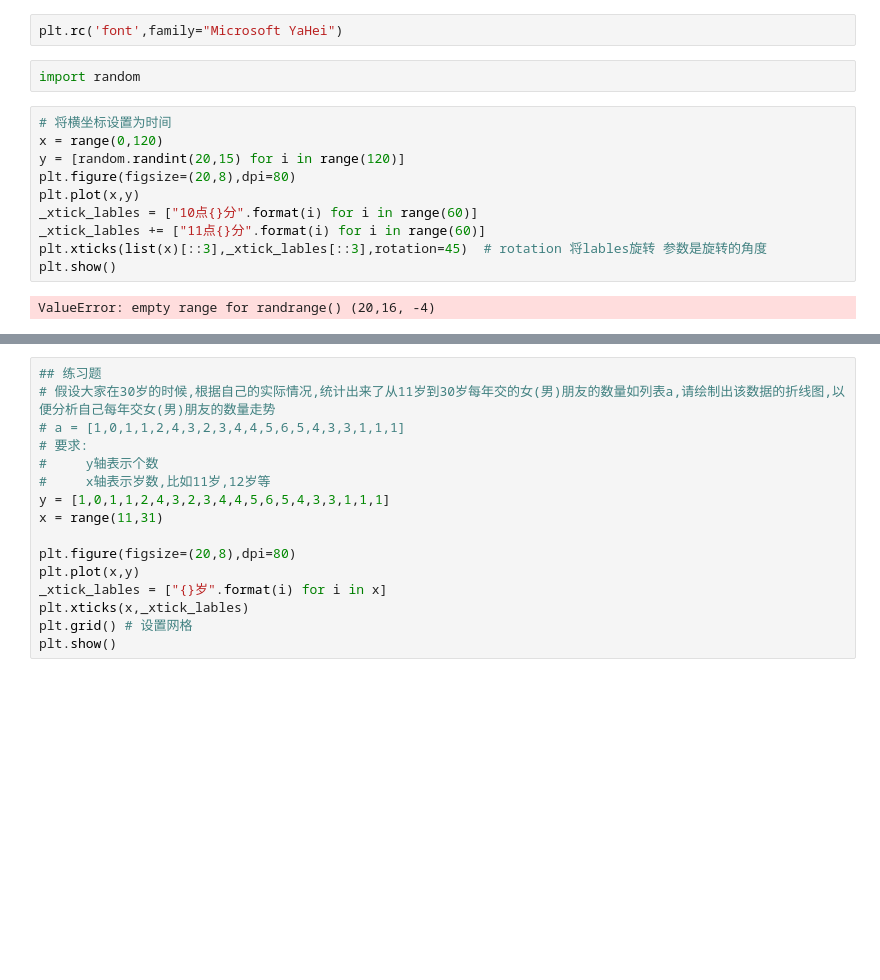
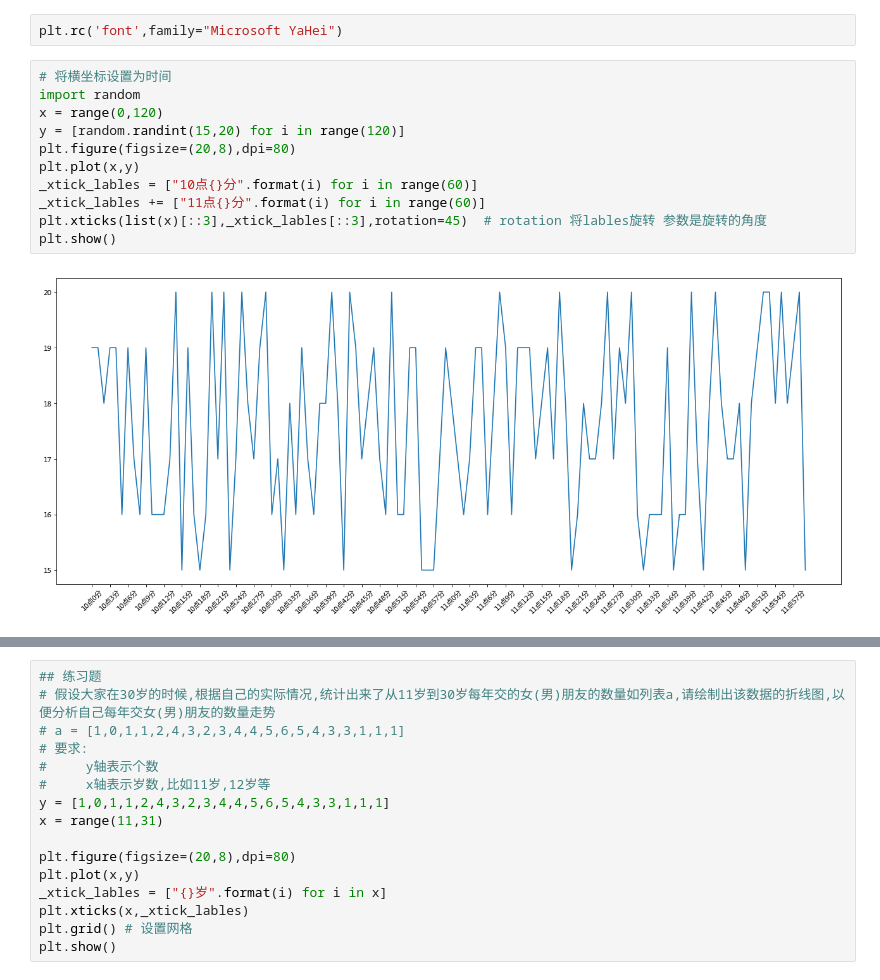
Before and after one commit to franckisses/Numpy_Pandas_Matpoltlib, a Jupyter notebook: matplotlob/first.ipynb, the cells around one changed output, grey strips where cells are left out. Drawn from its saved outputs; the diff is of its cells as text; blank space fills up the shorter version.

```diff
--- a/matplotlob/first.ipynb
+++ b/matplotlob/first.ipynb
@@ -63,19 +63,18 @@ plt.show()
 # %%
 plt.rc('font',family="Microsoft YaHei")
-# %%
-import random
 # %%
 # 将横坐标设置为时间
+import random
 x = range(0,120)
-y = [random.randint(20,15) for i in range(120)]
+y = [random.randint(15,20) for i in range(120)]
 plt.figure(figsize=(20,8),dpi=80)
 plt.plot(x,y)
 _xtick_lables = ["10点{}分".format(i) for i in range(60)]
 _xtick_lables += ["11点{}分".format(i) for i in range(60)]
 plt.xticks(list(x)[::3],_xtick_lables[::3],rotation=45)  # rotation 将lables旋转 参数是旋转的角度
 plt.show()
 # %% [output]
-ValueError: empty range for randrange() (20,16, -4)
+[figure, added]
 # %%
 #添加描述信息：
 x = range(0,120)
```
Also changed, not shown: parts of 6 cells of this notebook, 8 other files.
